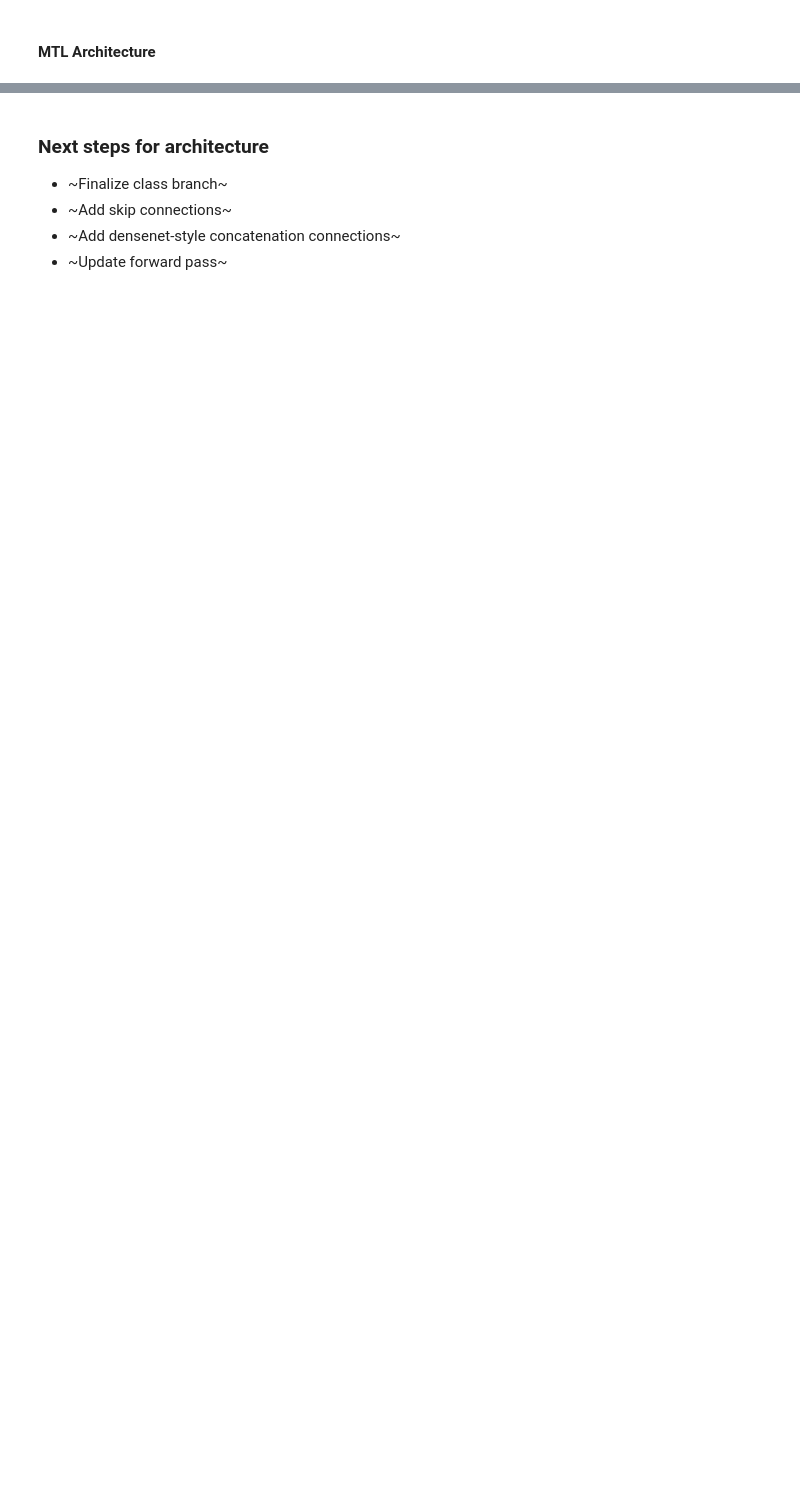
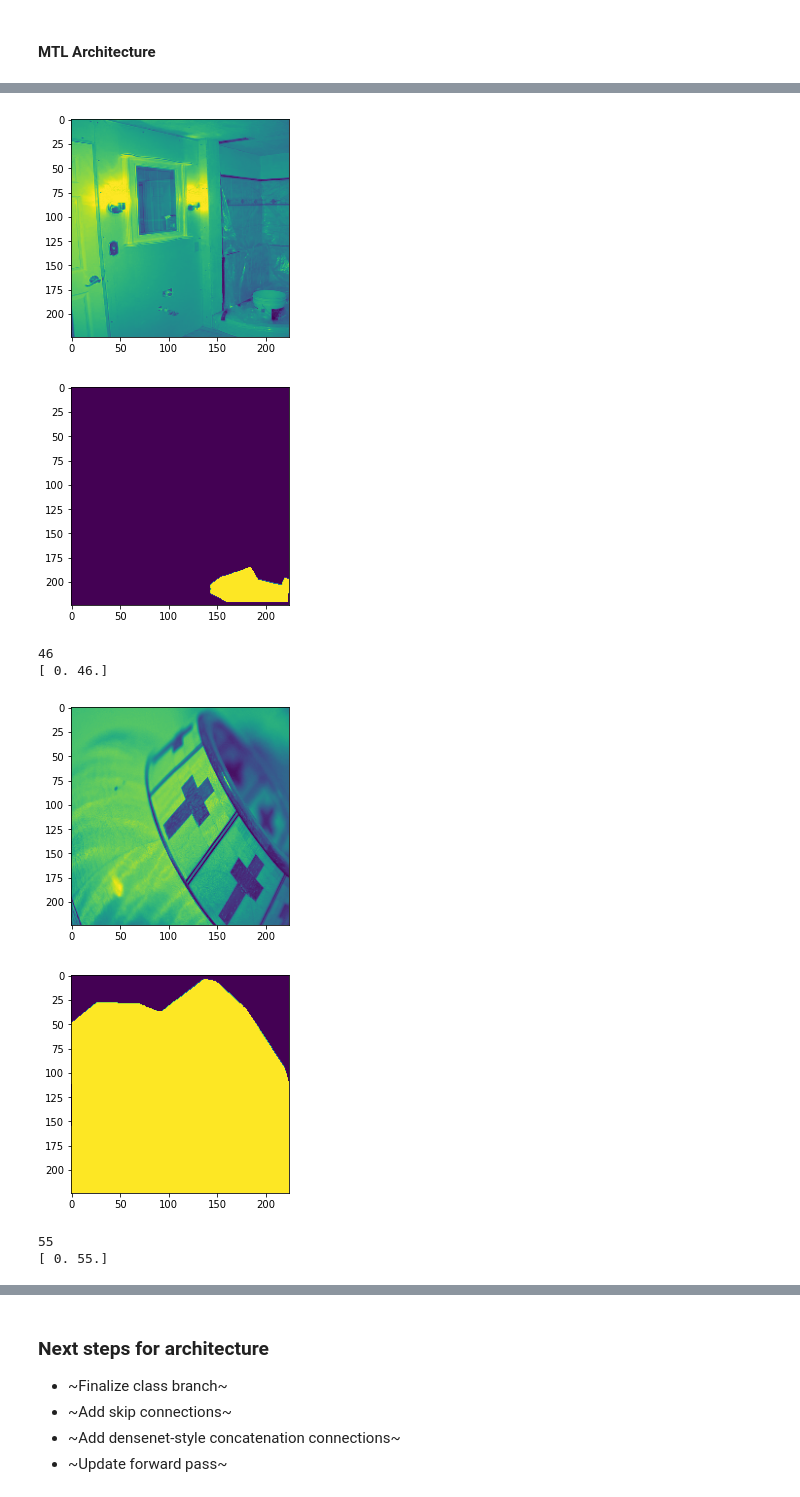
Before and after one commit to jmiano/MTLSys, a Jupyter notebook: MTL_Architecture_Development.ipynb, the cells around one changed output, grey strips where cells are left out. Cells and saved outputs as stored; diff of their text form; code cells hidden in the pictures; blank space fills up the shorter version.

```diff
--- a/MTL_Architecture_Development.ipynb
+++ b/MTL_Architecture_Development.ipynb
@@ -346,0 +206,2 @@ class0 output shape: torch.Size([4, 90, 1, 1])
+# %%
+label_map = getLabelMap()
@@ -346,0 +215,16 @@ class0 output shape: torch.Size([4, 90, 1, 1])
+# %%
+### Create datasets and data loaders
+train_dataset = COCODataset(folder='dataset', mode='train', label_map=label_map)
+val_dataset = COCODataset(folder='dataset', mode='val', label_map=label_map)
+#test_dataset = COCODataset(folder='dataset', mode='test', label_map=label_map)
+train_loader = DataLoader(dataset=train_dataset, batch_size=16, sampler=RandomSampler(train_dataset))
+val_loader = DataLoader(dataset=val_dataset, batch_size=16, shuffle=False)
+#test_loader = DataLoader(dataset=test_dataset, batch_size=16, shuffle=False)
+
+### Set up model, loss, and optimizer
+mtlunet = MTLUNet()
+if use_gpu:
+    mtlunet = mtlunet.cuda()
+
+criterion = nn.CrossEntropyLoss()
+optimizer = torch.optim.Adam(mtlunet.parameters(), lr=0.001)
@@ -346,0 +240,24 @@ class0 output shape: torch.Size([4, 90, 1, 1])
+# %%
+### Look at some example data
+plt.imshow(train_dataset[0][0][0])
+plt.show()
+plt.imshow(train_dataset[0][1][0])
+plt.show()
+print(train_dataset[0][2])
+print(np.unique(train_dataset[0][1]))
+
+plt.imshow(train_dataset[8][0][0])
+plt.show()
+plt.imshow(train_dataset[8][1][0])
+plt.show()
+print(train_dataset[8][2])
+print(np.unique(train_dataset[8][1]))
+# %% [output]
+[figure, added]
+[figure, added]
+46
+[ 0. 46.]
+[figure, added]
+[figure, added]
+55
+[ 0. 55.]
```
Also changed, not shown: parts of 33 cells of this notebook.
